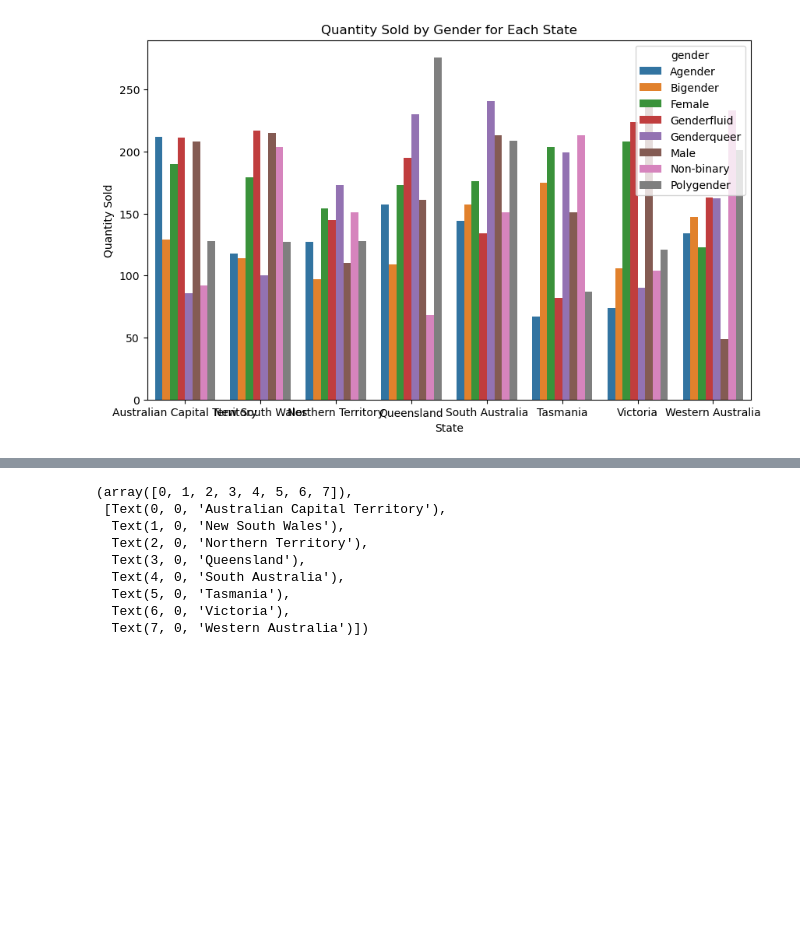
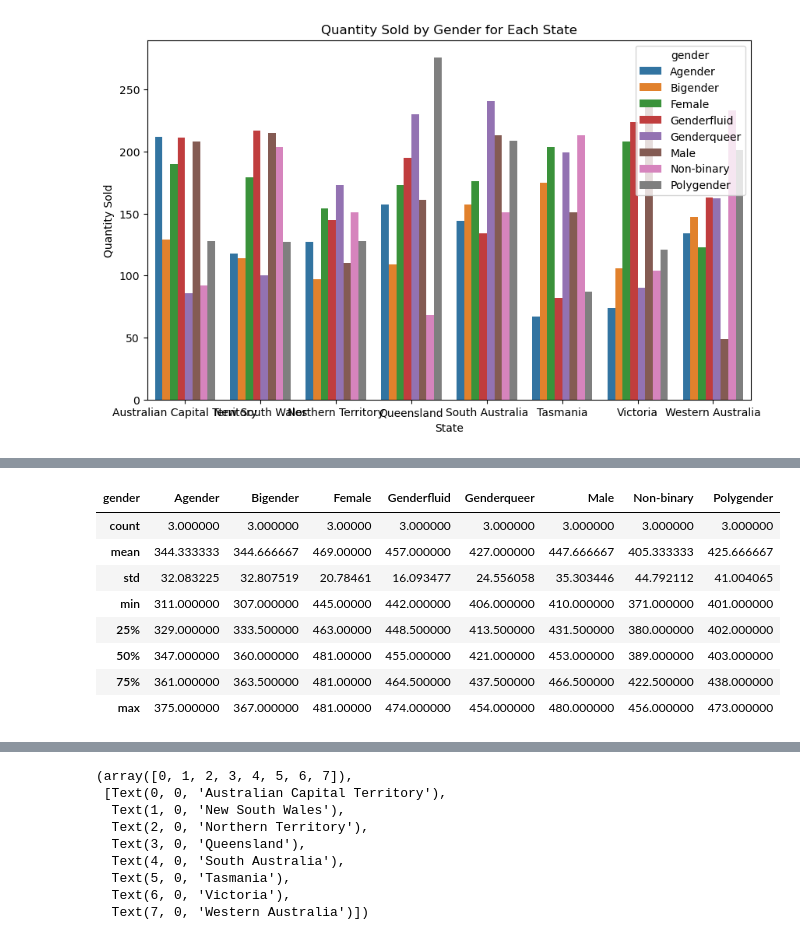
Before and after one commit to azeledon/Final_Project_Group2, a Jupyter notebook: Python/sales_analysis.ipynb, the cells around one changed output, grey strips where cells are left out. Saved outputs shown, nothing was run; the diff lists cells and outputs as text; code cells hidden in the pictures; blank space fills up the shorter version.

```diff
--- a/Python/sales_analysis.ipynb
+++ b/Python/sales_analysis.ipynb
@@ -323,0 +405,15 @@ Text(0, 0.5, 'Quantity Sold')
+# %%
+# How much of each product type is sold to each gender?
+product_sales_by_gender = sales_demographic.groupby(['product_type', 'gender'])['total_quantity_sold'].sum().unstack()
+#product_sales_by_gender.head()
+product_sales_by_gender.describe()
+# %% [output]
+| gender | Agender | Bigender | Female | Genderfluid | Genderqueer | Male | Non-binary | Polygender |
+| count | 3.000000 | 3.000000 | 3.00000 | 3.000000 | 3.000000 | 3.000000 | 3.000000 | 3.000000 |
+| mean | 344.333333 | 344.666667 | 469.00000 | 457.000000 | 427.000000 | 447.666667 | 405.333333 | 425.666667 |
+| std | 32.083225 | 32.807519 | 20.78461 | 16.093477 | 24.556058 | 35.303446 | 44.792112 | 41.004065 |
+| min | 311.000000 | 307.000000 | 445.00000 | 442.000000 | 406.000000 | 410.000000 | 371.000000 | 401.000000 |
+| 25% | 329.000000 | 333.500000 | 463.00000 | 448.500000 | 413.500000 | 431.500000 | 380.000000 | 402.000000 |
+| 50% | 347.000000 | 360.000000 | 481.00000 | 455.000000 | 421.000000 | 453.000000 | 389.000000 | 403.000000 |
+| 75% | 361.000000 | 363.500000 | 481.00000 | 464.500000 | 437.500000 | 466.500000 | 422.500000 | 438.000000 |
+| max | 375.000000 | 367.000000 | 481.00000 | 474.000000 | 454.000000 | 480.000000 | 456.000000 | 473.000000 |
```
Also changed, not shown: parts of 14 cells of this notebook, 1 other file.
